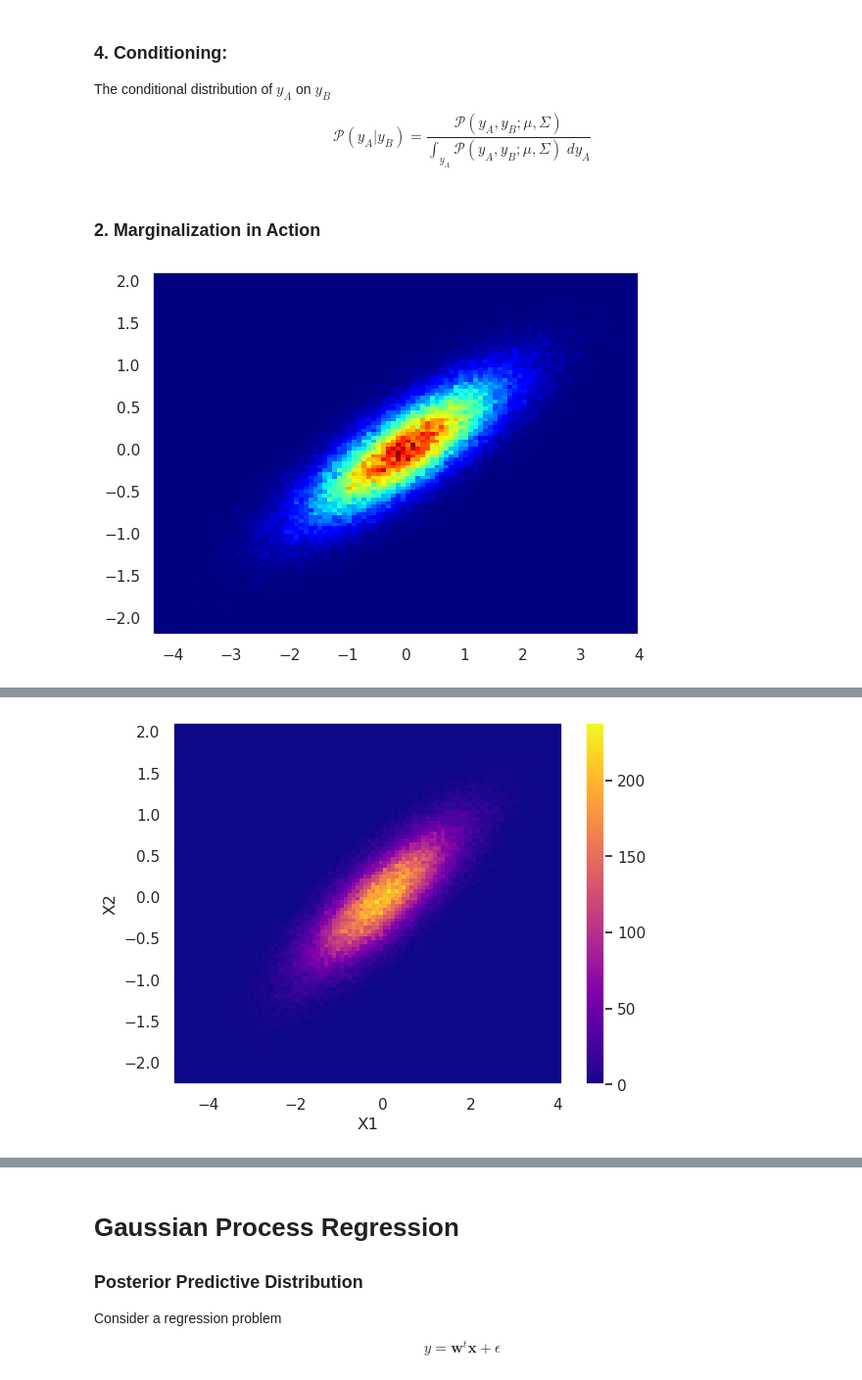
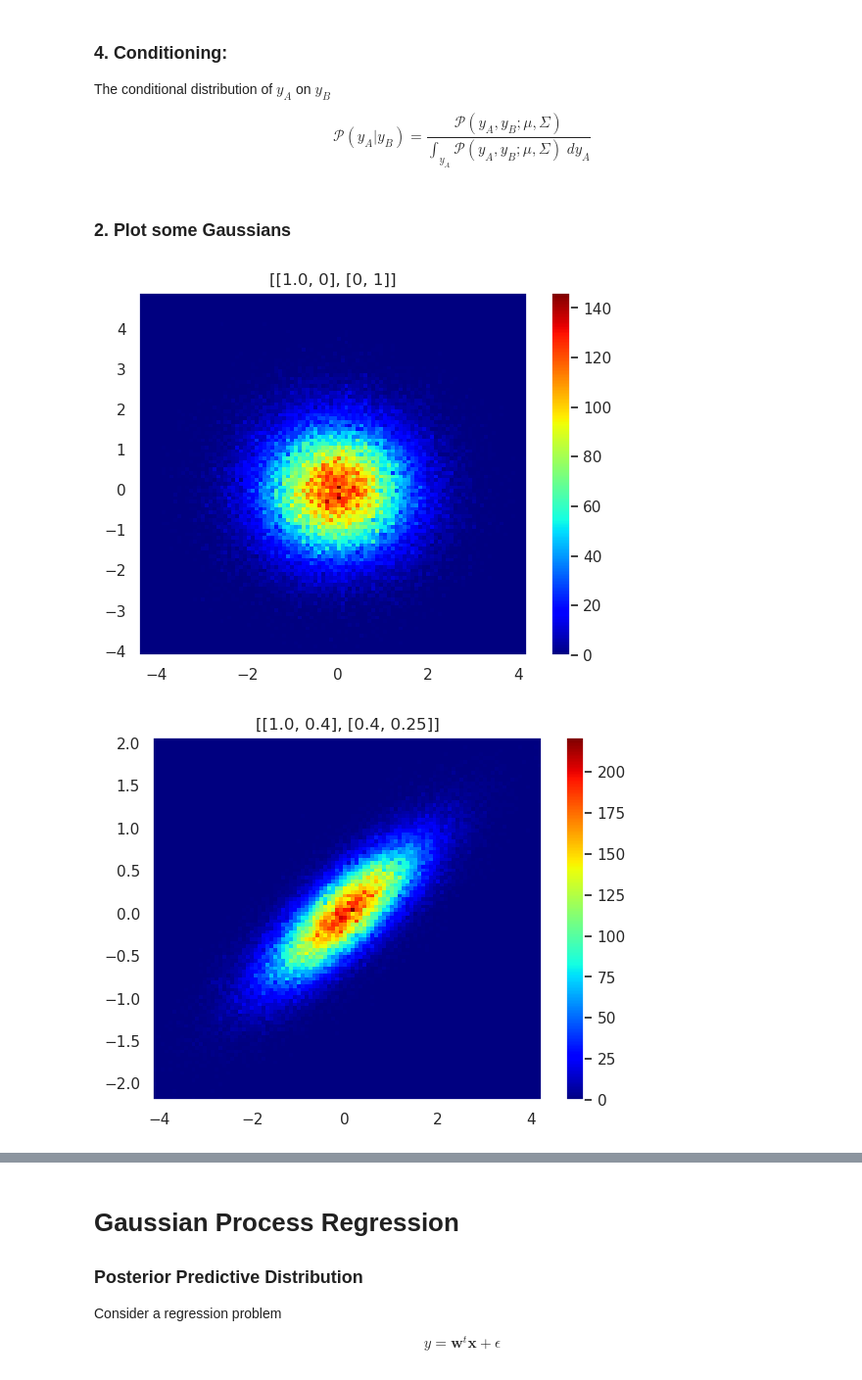
Before and after one commit to Demirrr/Fundamentals, a Jupyter notebook: 1.Machine_Learning/8.GaussianProcess.ipynb, the cells around one changed output, grey strips where cells are left out. Shown at 98% size. Cells and saved outputs as stored; diff of their text form; code cells hidden in the pictures.

```diff
--- a/1.Machine_Learning/8.GaussianProcess.ipynb
+++ b/1.Machine_Learning/8.GaussianProcess.ipynb
@@ -77,26 +79,23 @@ The conditional distribution of $y_A$ on $y_B$
 
 $$ \mathcal P(y_A | y_B) = \frac{\mathcal P (y_A, y_B ; \mu,\Sigma)}{\int_{y_A} \mathcal P (y_A, y_B ; \mu, \Sigma) \; d y_A}$$
 # %% [markdown]
-### 2. Marginalization in Action
+### 2. Plot some Gaussians
 # %%
-
 N_numbers = 100000
 N_bins=100
-
 mean = [.0, .0]
-cov = [[1.,.4],
-       [.4, .25]]
-
-x,y = np.random.multivariate_normal(mean, cov, N_numbers).T
-plt.hist2d(x, y, bins=N_bins, cmap=plt.cm.jet)
-plt.show()
+different_covs = [[[1.,0],[0, 1]],
+                  [[1.,.4],[.4, .25]],
+                  [[1.,-.4],[-.4, .25]]
+                 ]
 
 
-
-#heatmap, xedges, yedges = np.histogram2d(x,y, bins=N_bins)
-#extent = [xedges[0], xedges[-1], yedges[0], yedges[-1]]
-#plt.clf()
-#plt.imshow(heatmap, extent=extent,cmap=plt.cm.jet)
-#plt.show()
+for cov in different_covs:
+    x,y = np.random.multivariate_normal(mean, cov, N_numbers).T
+    plt.hist2d(x, y, bins=N_bins, cmap=plt.cm.jet) # cmap='plasma'
+    cb = plt.colorbar()
+    plt.title(f'{cov}')
+    plt.show()
 # %% [output]
-[figure, old version]
+[figure, new version]
+[figure, added]
@@ -103,17 +102,0 @@ plt.show()
-# %%
-N_numbers = 100000
-N_bins=100
-x,y = np.random.multivariate_normal(mean,
-                                    cov,
-                                    N_numbers).T
-
-
-# Construct 2D histogram from data using the 'plasma' colormap
-plt.hist2d(x, y, bins=N_bins, cmap='plasma')
-cb = plt.colorbar()
-#cb.set_label('# of points')
-plt.xlabel('X1')
-plt.ylabel('X2')
-plt.show()
-# %% [output]
-[figure, removed]
```
Also changed, not shown: parts of 10 cells of this notebook, 2 other files.
